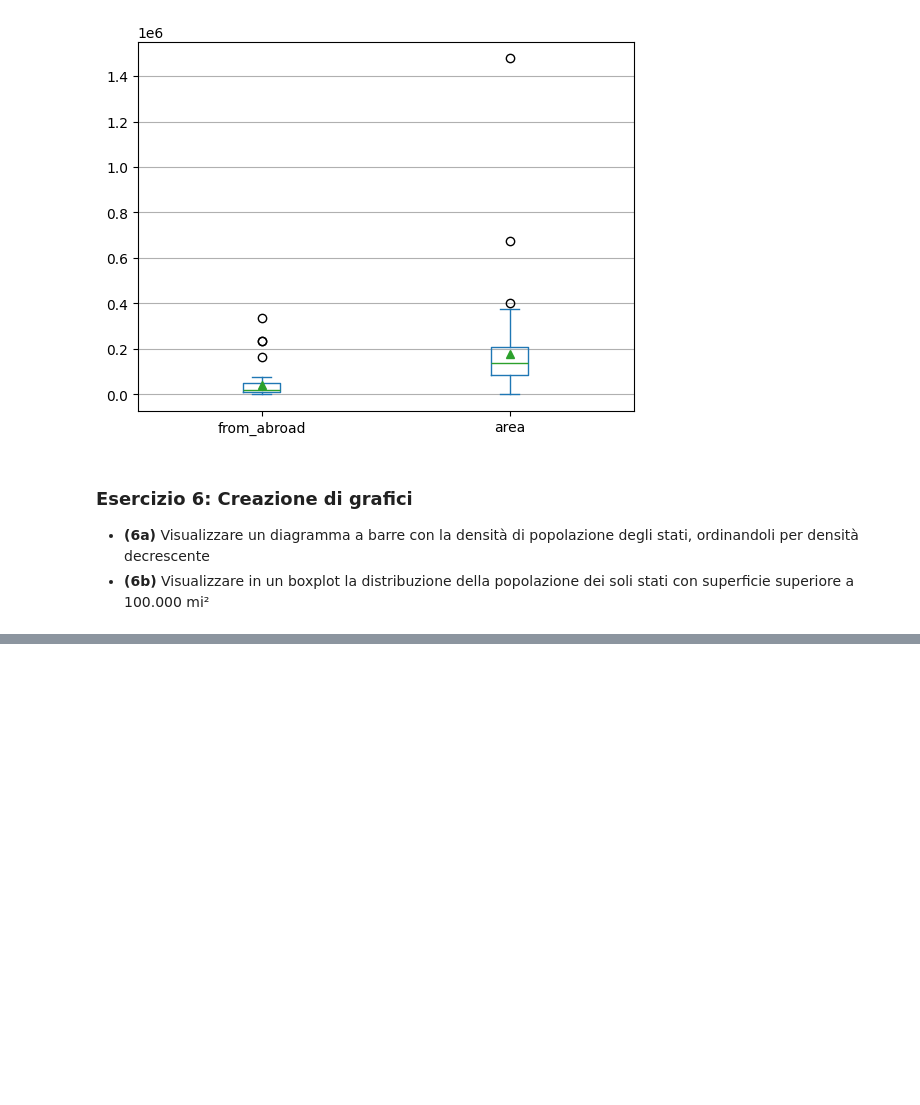
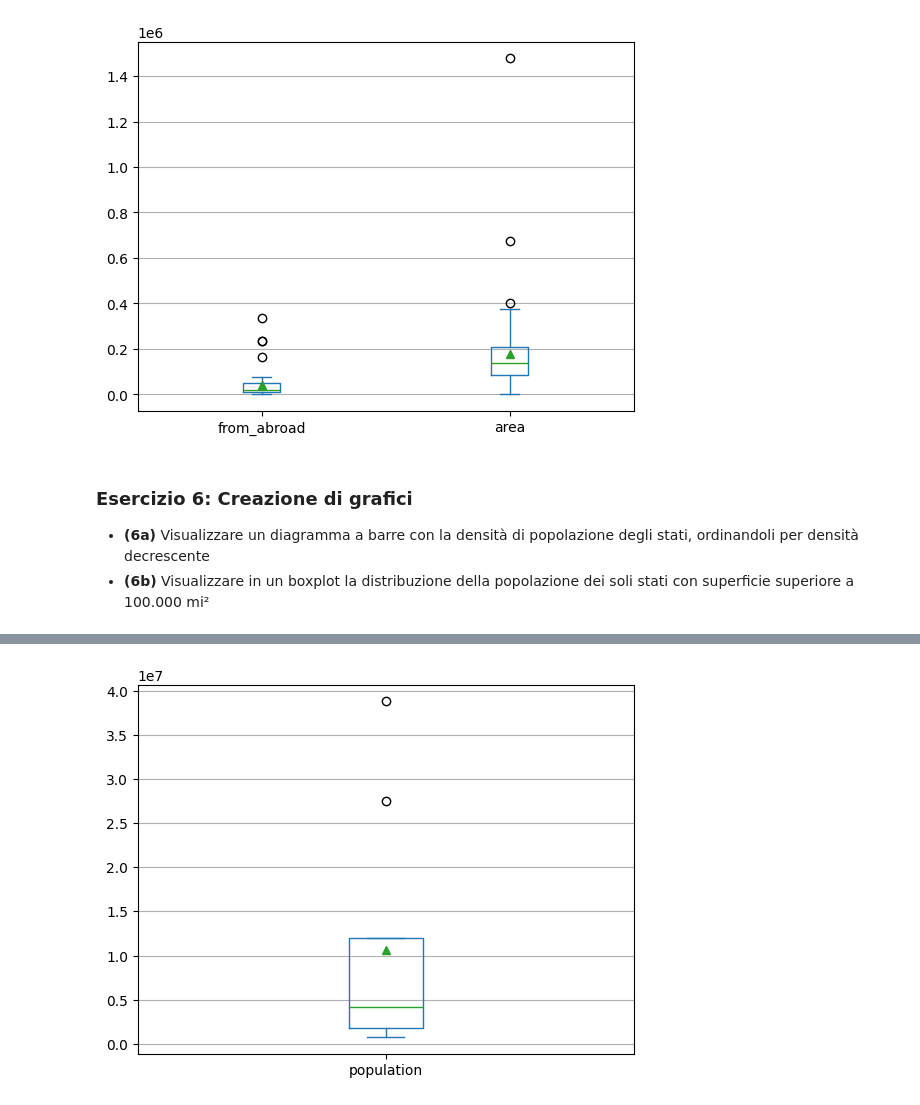
Before and after one commit to samuHouse/Data_Intensive_Lab, a Jupyter notebook: lab3/Analisi_Flussi_tra_Stati.nosol.ipynb, the cells around one changed output, grey strips where cells are left out. Cells and saved outputs as stored; diff of their text form; code cells hidden in the pictures; blank space fills up the shorter version.

```diff
--- a/lab3/Analisi_Flussi_tra_Stati.nosol.ipynb
+++ b/lab3/Analisi_Flussi_tra_Stati.nosol.ipynb
@@ -1077,0 +1087,6 @@ plt.grid(axis="y");
+# %%
+#6b
+census.loc[area > 100_000, "population"].plot.box(showmeans=True)
+plt.grid(axis="y")
+# %% [output]
+[figure, added]
```
Also changed, not shown: parts of 1 cell of this notebook.
